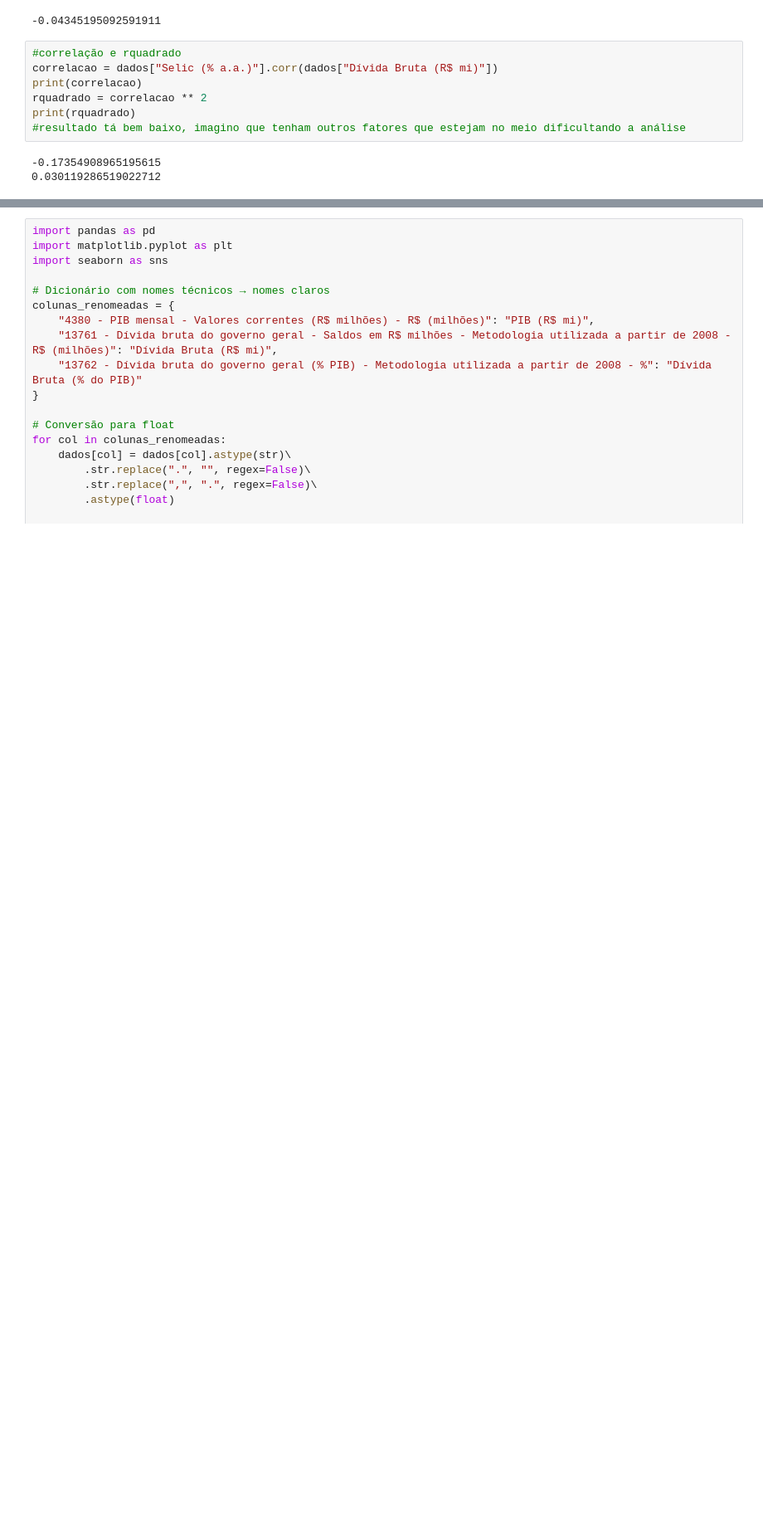
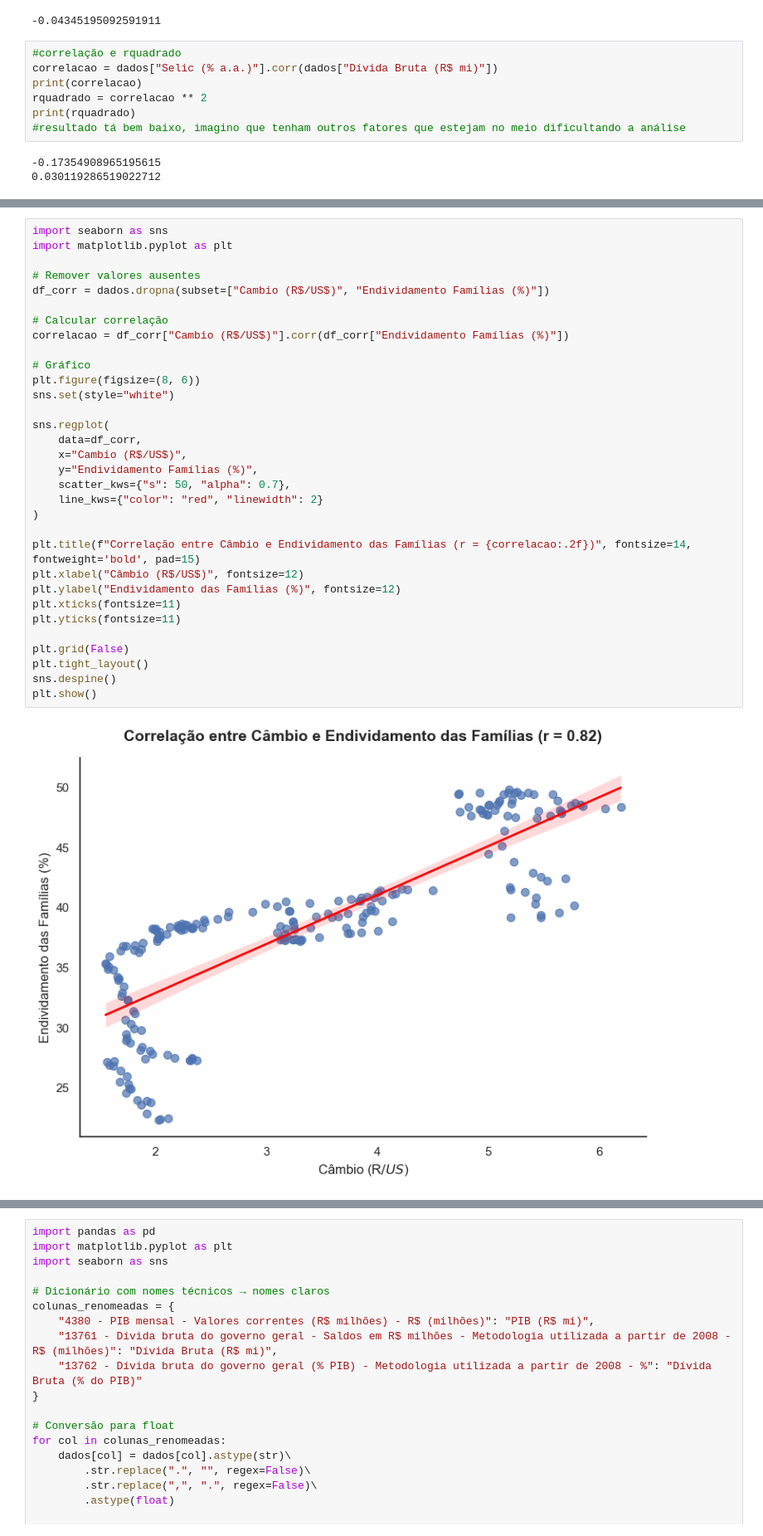
Before and after one commit to rodrigogrinfeld1/Projeto-DEV---Grupo-1, a Jupyter notebook: Código.ipynb, the cells around one changed output, grey strips where cells are left out. Shown at 83% size. Saved outputs shown, nothing was run; the diff lists cells and outputs as text; blank space fills up the shorter version.

```diff
--- a/Código.ipynb
+++ b/Código.ipynb
@@ -269,3 +344,37 @@ Passing `palette` without assigning `hue` is deprecated and will be removed in v
+# %%
+import seaborn as sns
+import matplotlib.pyplot as plt
+
+# Remover valores ausentes
+df_corr = dados.dropna(subset=["Cambio (R$/US$)", "Endividamento Famílias (%)"])
+
+# Calcular correlação
+correlacao = df_corr["Cambio (R$/US$)"].corr(df_corr["Endividamento Famílias (%)"])
+
+# Gráfico
+plt.figure(figsize=(8, 6))
+sns.set(style="white")
+
+sns.regplot(
+    data=df_corr,
+    x="Cambio (R$/US$)",
+    y="Endividamento Famílias (%)",
+    scatter_kws={"s": 50, "alpha": 0.7},
+    line_kws={"color": "red", "linewidth": 2}
+)
+
+plt.title(f"Correlação entre Câmbio e Endividamento das Famílias (r = {correlacao:.2f})", fontsize=14, fontweight='bold', pad=15)
+plt.xlabel("Câmbio (R$/US$)", fontsize=12)
+plt.ylabel("Endividamento das Famílias (%)", fontsize=12)
+plt.xticks(fontsize=11)
+plt.yticks(fontsize=11)
+
+plt.grid(False)
+plt.tight_layout()
+sns.despine()
+plt.show()
+# %% [output]
+[figure, added]
 # %%
 plt.figure(figsize=(12,5))
 plt.plot(dados["Data"], dados["433 - Índice nacional de preços ao consumidor-amplo (IPCA) - Var. % mensal"], label="IPCA (%)", color = "black")
```
Also changed, not shown: parts of 11 cells of this notebook.
